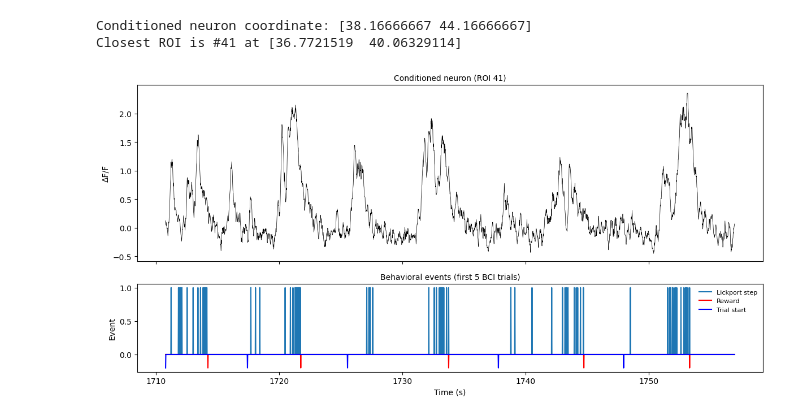
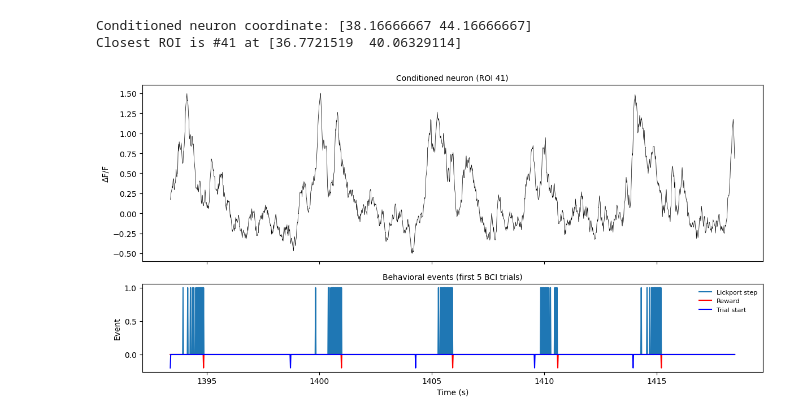
Before and after one commit to AllenNeuralDynamics/AIND-CNC-BCI-Workshop, a Jupyter notebook: code/load_data.ipynb, the cells around one changed output. Drawn from its saved outputs; the diff is of its cells as text; code cells hidden in the pictures.

Commit message:
Edited datasets.json, load_data.ipynb, plotting_photostim.ipynb

```diff
--- a/code/load_data.ipynb
+++ b/code/load_data.ipynb
@@ -548,11 +555,9 @@ lickport_steps_ts = np.zeros(n_frames)
 rewards_ts = np.zeros(n_frames)
 trial_starts_ts = np.zeros(n_frames)
 
+# If behavior event happened, set timeseries index == 1
 for _, row in bci.iterrows():
-    try:
-        trial_start_f = int(row['BCI_start_frame'])
-    except:
-        trial_start_f = int(row['start_frame'])
+    trial_start_f = int(row['start_frame'])
 
     # Trial start
     if trial_start_f < n_frames:
@@ -575,41 +580,38 @@ for _, row in bci.iterrows():
                     lickport_steps_ts[step_f] = 1
 
 # Define frame range for first 5 trials
-try:
-    start_f = int(bci['BCI_start_frame'].iloc[0])
-    stop_f  = int(bci['BCI_stop_frame'].iloc[4])
-except:
-    start_f = int(bci['start_frame'].iloc[42])
-    stop_f  = int(bci['stop_frame'].iloc[46])
+start_f = int(bci['start_frame'].iloc[0])
+stop_f  = int(bci['stop_frame'].iloc[4])
+
 frame_range = slice(start_f, stop_f)
 t = np.arange(start_f, stop_f) / frame_rate
 
 # Plot stacked subplots
 fig, axs = plt.subplots(2, 1, figsize=(12, 6), sharex=True, height_ratios=[1, 0.5])
 
-# Top: conditioned neuron
+# Plot conditioned neuron activity over frame_range
 trace = dff[frame_range, conditioned_neuron]
 
 # Apply boxcar smoothing if requested
 if smoothing_window > 0:
     kernel = np.ones(smoothing_window) / smoothing_window
     trace = np.convolve(trace, kernel, mode='same')
 
 axs[0].plot(t, trace, 'k', linewidth=0.5)
 
 axs[0].set_ylabel('ΔF/F')
 axs[0].set_title(f'Conditioned neuron (ROI {conditioned_neuron})', fontsize=10)
 
-# Bottom: behavioral events
+# Plot behavioral events
 axs[1].plot(t, lickport_steps_ts[frame_range], label='Lickport step')
 axs[1].plot(t, -rewards_ts[frame_range]/5, 'r', label='Reward')
 axs[1].plot(t, -trial_starts_ts[frame_range]/5, 'b', label='Trial start')
 axs[1].legend(fontsize=8, loc='upper right', frameon=False)
 axs[1].set_xlabel('Time (s)')
 axs[1].set_ylabel('Event')
 axs[1].set_title('Behavioral events (first 5 BCI trials)', fontsize=10)
 
 plt.tight_layout()
 plt.show()
 # %% [output]
-[figure, old version]
+[figure, new version]
```
Also changed, not shown: parts of 1 cell of this notebook, 2 other files.
